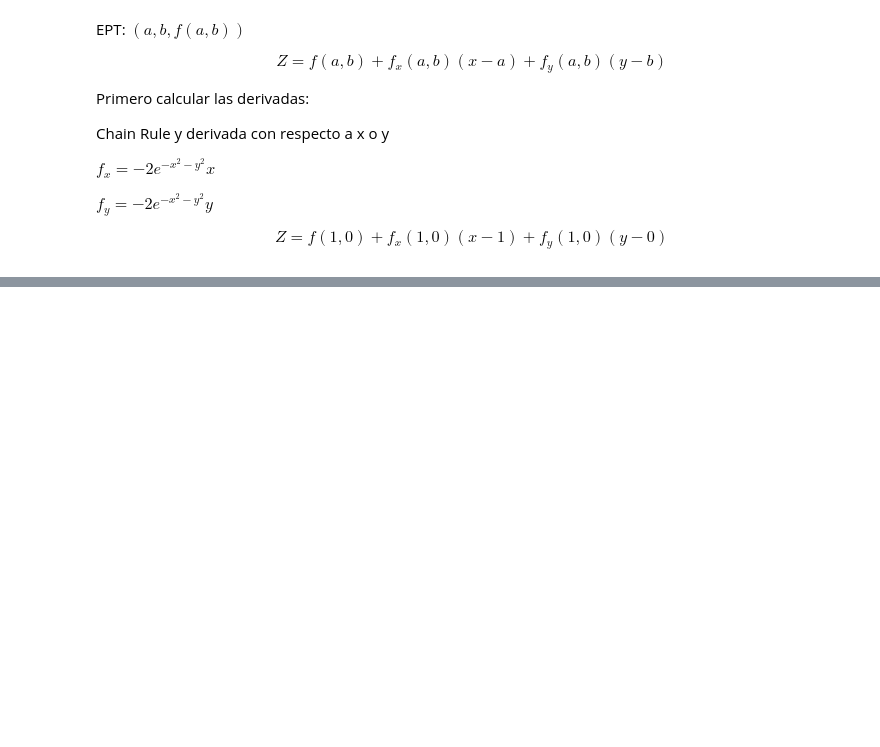
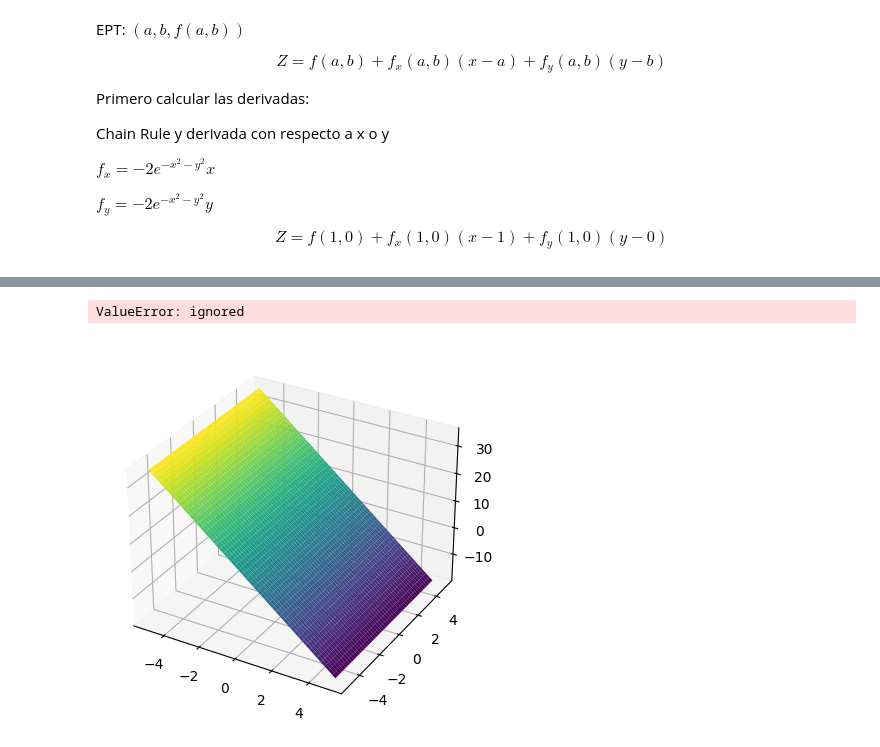
Before and after one commit to arkantrust/applied-math, a Jupyter notebook: TallerClaseViernes27Octubre.ipynb, the cells around one changed output, grey strips where cells are left out. Saved outputs shown, nothing was run; the diff lists cells and outputs as text; code cells hidden in the pictures; blank space fills up the shorter version.

```diff
--- a/TallerClaseViernes27Octubre.ipynb
+++ b/TallerClaseViernes27Octubre.ipynb
@@ -80,0 +134,46 @@ $$ Z = f(1, 0) + f_x(1, 0)(x - 1) + f_y(1, 0)(y - 0) $$
+# %%
+import numpy as np
+import matplotlib.pyplot as plt
+
+def f(x, y):
+    return np.exp(-x**2 - y**2)
+
+# Definir el rango de valores para x y y
+x = np.linspace(-5, 5, 400)
+y = np.linspace(-5, 5, 400)
+
+# Crear una malla de coordenadas (x, y)
+X, Y = np.meshgrid(x, y)
+
+
+Z = np.exp(1) - 2 * np.exp(1) * (X - 1)
+
+# Crear la figura y el gráfico 3D
+fig = plt.figure()
+ax = fig.add_subplot(111, projection='3d')
+
+x = np.linspace(-5, 5, 400)
+y = np.linspace(-5, 5, 400)
+
+# Crear una malla de coordenadas (x, y)
+X, Y = np.meshgrid(x, y)
+
+
+w = np.exp(-x**2 - y**2)
+
+# Graficar el plano inclinado
+ax.plot_surface(X, Y, Z, cmap='viridis')
+ax.plot_surface(X, Y, w )
+
+# Etiquetas de los ejes
+ax.set_xlabel('X')
+ax.set_ylabel('Y')
+ax.set_zlabel('Z')
+
+# Título del gráfico
+plt.title('plano tangente: $z = e - 2e(x-1)$')
+
+plt.show()
+# %% [output]
+ValueError: ignored
+[figure, added]
```
Also changed, not shown: parts of 2 cells of this notebook.
